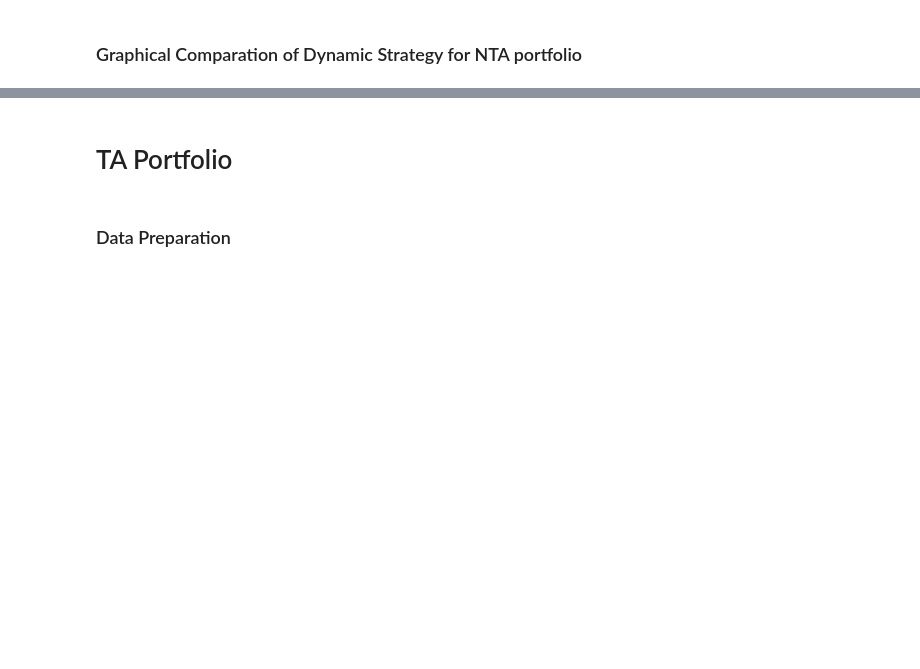
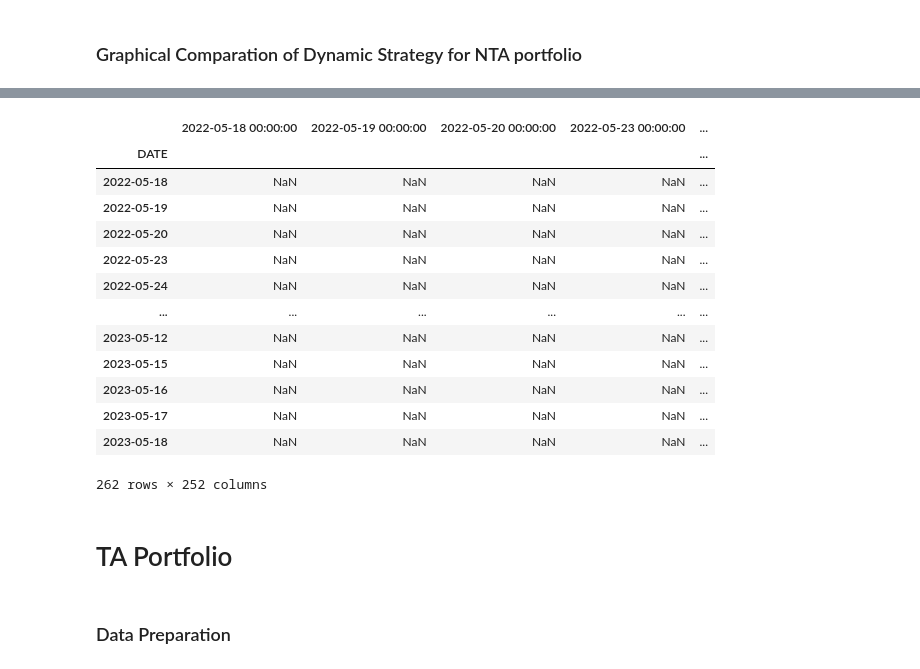
Before and after one commit to raketic-ognjen/Market-Watch-Tech-Analysis, a Jupyter notebook: TechAnalysis.ipynb, the cells around one changed output, grey strips where cells are left out. Saved outputs shown, nothing was run; the diff lists cells and outputs as text; code cells hidden in the pictures; blank space fills up the shorter version.

```diff
--- a/TechAnalysis.ipynb
+++ b/TechAnalysis.ipynb
@@ -554,0 +558,6 @@ V15P1[-1]-VntaMVP1[-1]
+# %%
+#Preparing data for rmrf
+
+sp500 = pd.read_csv('SP500.csv', index_col=0)
+retsp500 = sp500.pct_change().dropna()
+retsp500
@@ -555,3 +579,22 @@ V15P1[-1]-VntaMVP1[-1]
+# %%
+rmrf1 = retsp500-0.03
+# %%
+rmrf1
+# %% [output]
+|  | 2022-05-18 00:00:00 | 2022-05-19 00:00:00 | 2022-05-20 00:00:00 | 2022-05-23 00:00:00 | ... |
+| DATE |  |  |  |  | ... |
+| 2022-05-18 | NaN | NaN | NaN | NaN | ... |
+| 2022-05-19 | NaN | NaN | NaN | NaN | ... |
+| 2022-05-20 | NaN | NaN | NaN | NaN | ... |
+| 2022-05-23 | NaN | NaN | NaN | NaN | ... |
+| 2022-05-24 | NaN | NaN | NaN | NaN | ... |
+| ... | ... | ... | ... | ... | ... |
+| 2023-05-12 | NaN | NaN | NaN | NaN | ... |
+| 2023-05-15 | NaN | NaN | NaN | NaN | ... |
+| 2023-05-16 | NaN | NaN | NaN | NaN | ... |
+| 2023-05-17 | NaN | NaN | NaN | NaN | ... |
+| 2023-05-18 | NaN | NaN | NaN | NaN | ... |
+262 rows × 252 columns
 # %% [markdown]
 # TA Portfolio
 # %% [markdown]
```
Also changed, not shown: parts of 66 cells of this notebook.
